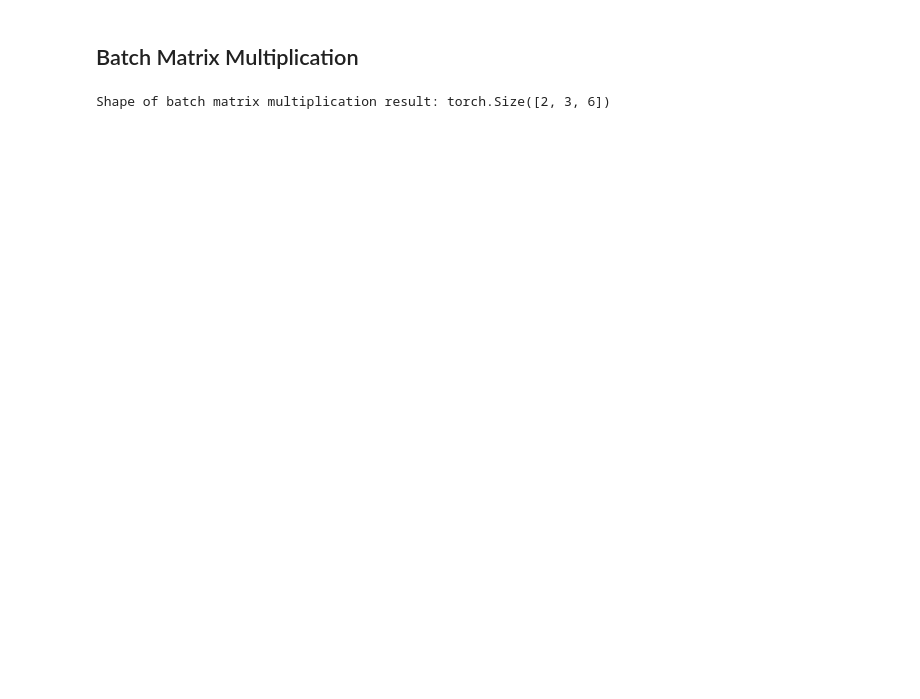
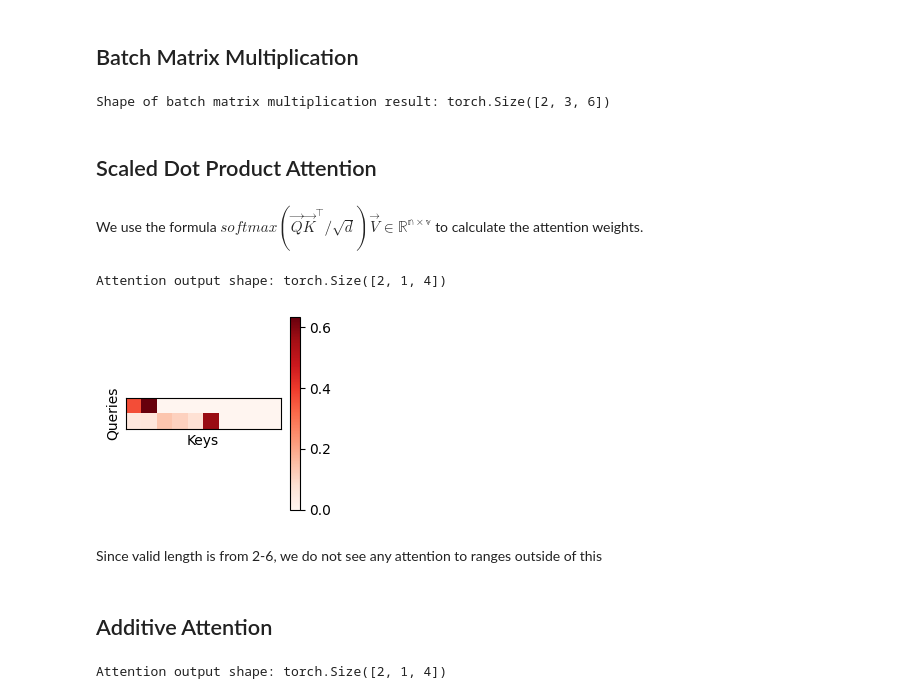
Before and after one commit to ishaanpaul98/Deep-Learning, a Jupyter notebook: Attention Mechanisms and Transformers/notebook.ipynb, the cells around one changed output. Saved outputs shown, nothing was run; the diff lists cells and outputs as text; code cells hidden in the pictures; blank space fills up the shorter version.

Commit message:
Adding attention implementation to notebook

```diff
--- a/Attention Mechanisms and Transformers/notebook.ipynb
+++ b/Attention Mechanisms and Transformers/notebook.ipynb
@@ -215,3 +215,47 @@ print(f"Shape of batch matrix multiplication result: {result.shape}")
 assert result.shape == (2, 3, 6), f"Expected shape (2, 3, 6), but got {result.shape}"
 # %% [output]
 Shape of batch matrix multiplication result: torch.Size([2, 3, 6])
+# %% [markdown]
+## Scaled Dot Product Attention
+# %% [markdown]
+We use the formula $softmax(\vec{Q}\vec{K}^\top/\sqrt{d})\vec{V} \in \mathbb{R^{n \times v}}$ to calculate the attention weights.
+# %%
+class DotProductAttention(nn.Module):
+    """Scaled dot product attention."""
+    def __init__(self, dropout):
+        super().__init__()
+        self.dropout = nn.Dropout(dropout)
+
+    # Shape of queries: (batch_size, no. of queries, d)
+    # Shape of keys: (batch_size, no. of key-value pairs, d)
+    # Shape of values: (batch_size, no. of key-value pairs, value dimension)
+    # Shape of valid_lens: (batch_size,) or (batch_size, no. of queries)
+    def forward(self, queries, keys, values, valid_lens=None):
+        d = queries.shape[-1]
+        # Swap the last two dimensions of keys with keys.transpose(1, 2)
+        scores = torch.bmm(queries, keys.transpose(1, 2)) / math.sqrt(d)
+        self.attention_weights = masked_softmax(scores, valid_lens)
+        return torch.bmm(self.dropout(self.attention_weights), values)
+# %%
+queries = torch.normal(0, 1, (2, 1, 2))
+keys = torch.normal(0, 1, (2, 10, 2))
+values = torch.normal(0, 1, (2, 10, 4))
+valid_lens = torch.tensor([2, 6])
+
+attention = DotProductAttention(dropout=0.5)
+attention.eval()
+# Check shape manually since d2l might not be available
+result = attention(queries, keys, values, valid_lens)
+assert result.shape == (2, 1, 4), f"Expected shape (2, 1, 4), but got {result.shape}"
+print(f"Attention output shape: {result.shape}")
+# %% [output]
+Attention output shape: torch.Size([2, 1, 4])
+# %%
+show_heatmaps(attention.attention_weights.reshape((1, 1, 2, 10)),
+                  xlabel='Keys', ylabel='Queries')
+# %% [output]
+[figure, added]
+# %% [markdown]
+Since valid length is from 2-6, we do not see any attention to ranges outside of this
+# %% [markdown]
+## Additive Attention
@@ -217,0 +287,11 @@ Shape of batch matrix multiplication result: torch.Size([2, 3, 6])
+# %%
+queries = torch.normal(0, 1, (2, 1, 20))
+
+attention = AdditiveAttention(num_hiddens=8, dropout=0.1)
+attention.eval()
+# Check shape manually since d2l might not be available
+result = attention(queries, keys, values, valid_lens)
+assert result.shape == (2, 1, 4), f"Expected shape (2, 1, 4), but got {result.shape}"
+print(f"Attention output shape: {result.shape}")
+# %% [output]
+Attention output shape: torch.Size([2, 1, 4])
```
Also changed, not shown: parts of 25 cells of this notebook, 1 other file.
